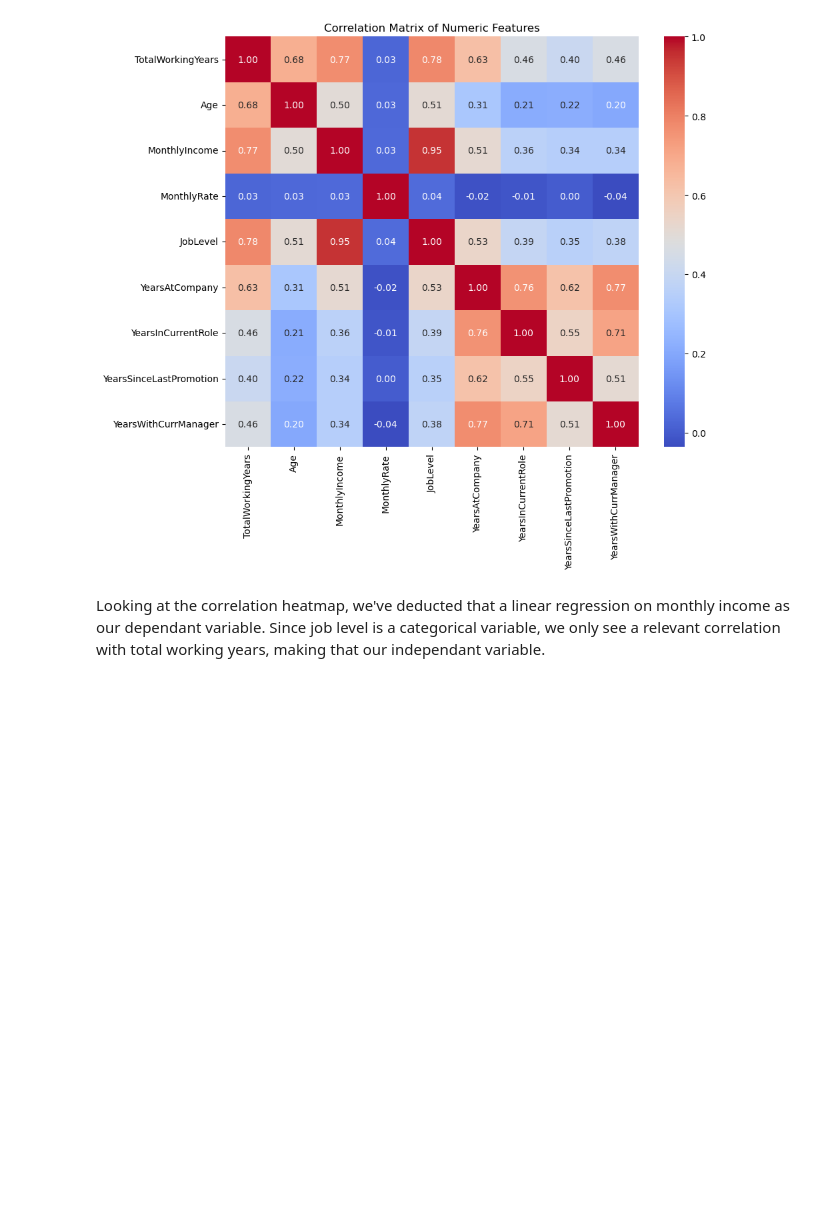
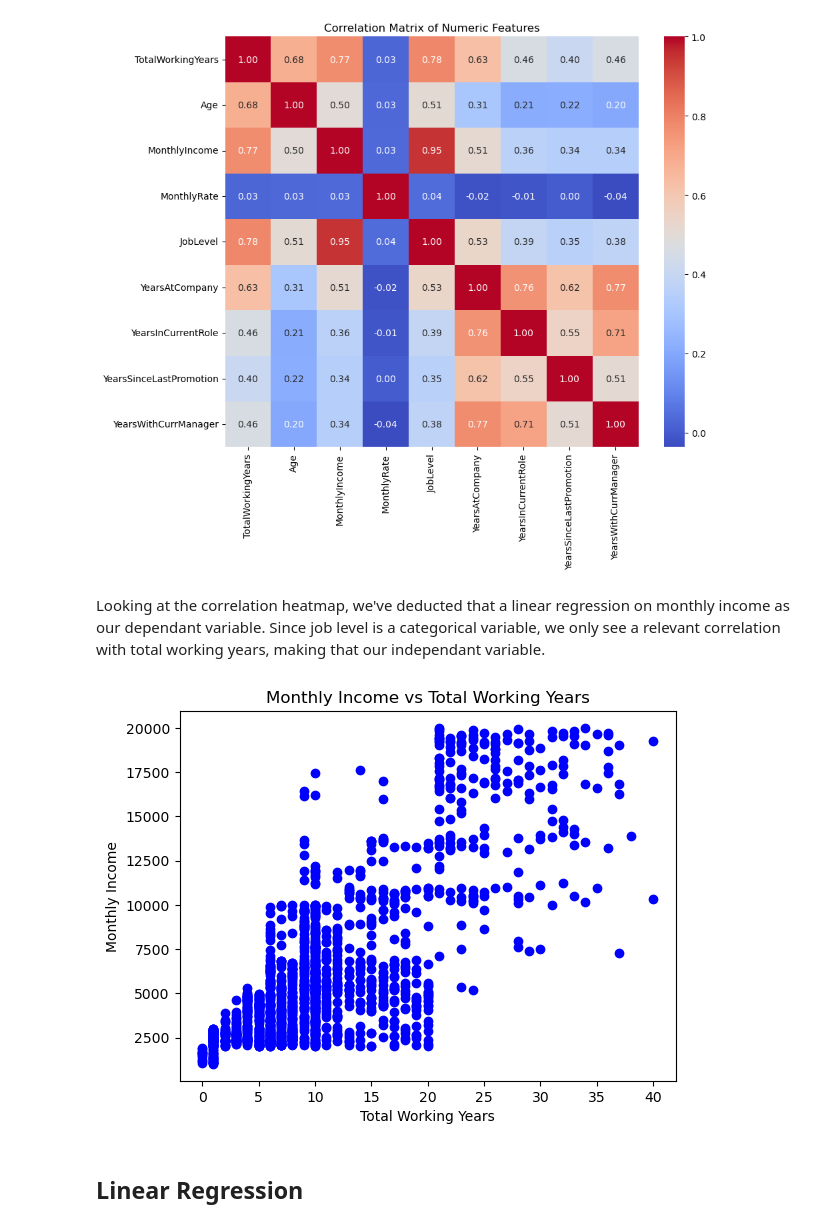
Before and after one commit to MojoOno/MP3, a Jupyter notebook: MP3_report.ipynb, the cells around one changed output. Cells and saved outputs as stored; diff of their text form; code cells hidden in the pictures; blank space fills up the shorter version.

```diff
--- a/MP3_report.ipynb
+++ b/MP3_report.ipynb
@@ -88,3 +88,13 @@ pl.show_correlation_heatmap(df[['TotalWorkingYears', 'Age', 'MonthlyIncome', 'Mo
 [figure]
 # %% [markdown]
 Looking at the correlation heatmap, we've deducted that a linear regression on monthly income as our dependant variable. Since job level is a categorical variable, we only see a relevant correlation with total working years, making that our independant variable.
+# %%
+plt.xlabel('Total Working Years')
+plt.ylabel('Monthly Income')
+plt.title('Monthly Income vs Total Working Years')
+plt.scatter(df['TotalWorkingYears'], df['MonthlyIncome'], color='blue')
+plt.show()
+# %% [output]
+[figure, added]
+# %% [markdown]
+## Linear Regression
```
Also changed, not shown: parts of 10 cells of this notebook.
